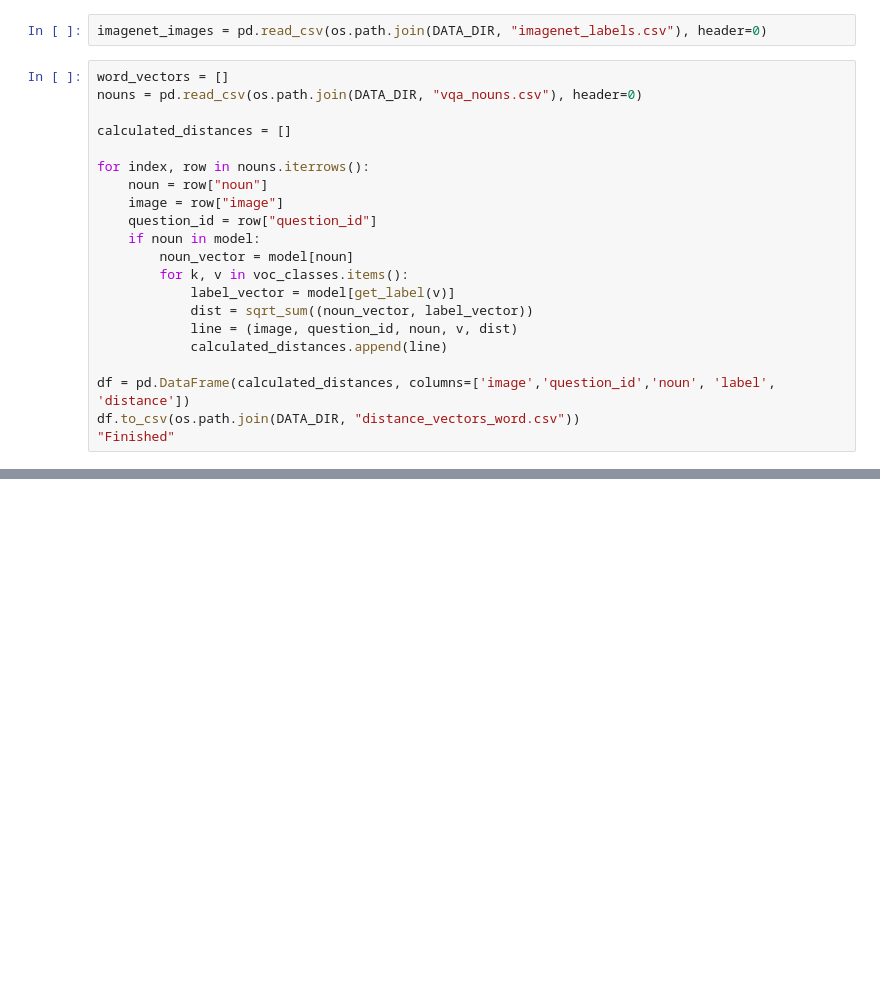
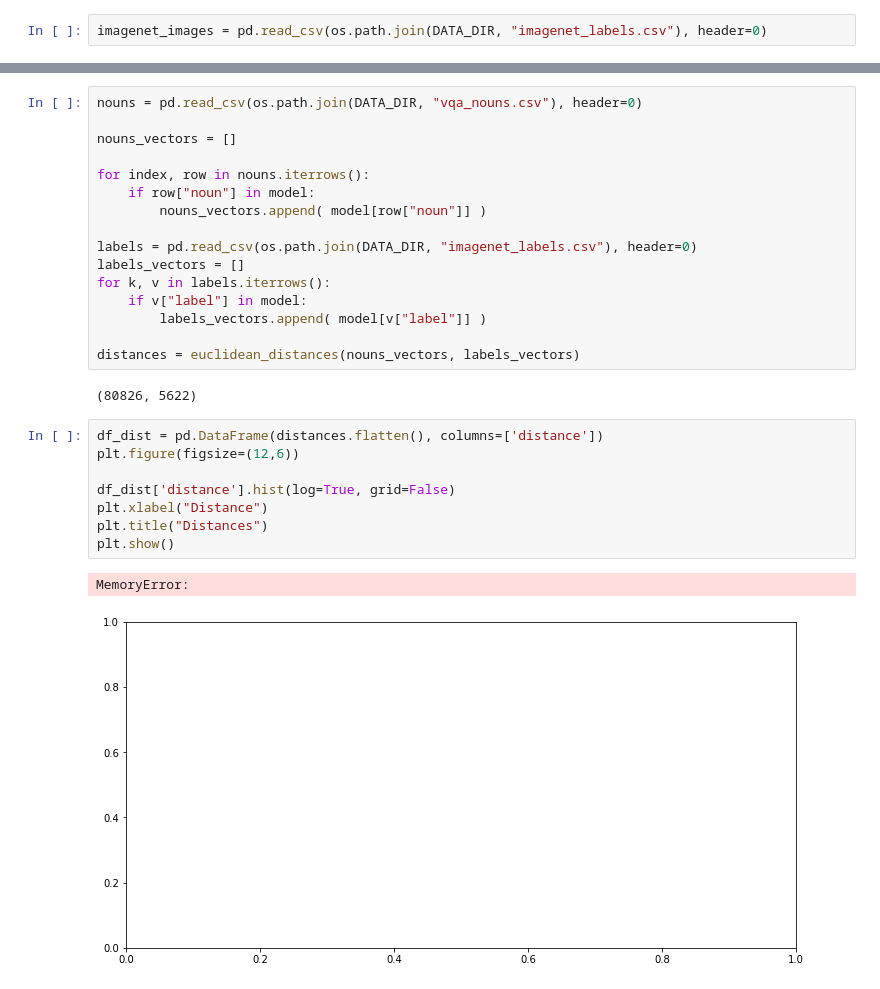
Before and after one commit to AILAB-CEFET-RJ/redes-siamesas, a Jupyter notebook: notebooks/Word Embeddings.ipynb, the cells around one changed output, grey strips where cells are left out. Cells and saved outputs as stored; diff of their text form; blank space fills up the shorter version.

```diff
--- a/notebooks/Word Embeddings.ipynb
+++ b/notebooks/Word Embeddings.ipynb
@@ -91,23 +59,2 @@ voc_classes = {
 # %%
 imagenet_images = pd.read_csv(os.path.join(DATA_DIR, "imagenet_labels.csv"), header=0)
-# %%
-word_vectors = []
-nouns = pd.read_csv(os.path.join(DATA_DIR, "vqa_nouns.csv"), header=0)
-
-calculated_distances = []
-
-for index, row in nouns.iterrows():
-    noun = row["noun"]
-    image = row["image"]
-    question_id = row["question_id"]
-    if noun in model:
-        noun_vector = model[noun]
-        for k, v in voc_classes.items():
-            label_vector = model[get_label(v)]
-            dist = sqrt_sum((noun_vector, label_vector))
-            line = (image, question_id, noun, v, dist)
-            calculated_distances.append(line)
-
-df = pd.DataFrame(calculated_distances, columns=['image','question_id','noun', 'label', 'distance'])
-df.to_csv(os.path.join(DATA_DIR, "distance_vectors_word.csv"))
-"Finished"
@@ -169,0 +61,29 @@ processando 9600 / 80974
+# %%
+nouns = pd.read_csv(os.path.join(DATA_DIR, "vqa_nouns.csv"), header=0)
+
+nouns_vectors = []
+
+for index, row in nouns.iterrows():
+    if row["noun"] in model:
+        nouns_vectors.append( model[row["noun"]] )
+
+labels = pd.read_csv(os.path.join(DATA_DIR, "imagenet_labels.csv"), header=0)
+labels_vectors = []
+for k, v in labels.iterrows():
+    if v["label"] in model:
+        labels_vectors.append( model[v["label"]] )
+
+distances = euclidean_distances(nouns_vectors, labels_vectors)
+# %% [output]
+(80826, 5622)
+# %%
+df_dist = pd.DataFrame(distances.flatten(), columns=['distance'])
+plt.figure(figsize=(12,6))
+
+df_dist['distance'].hist(log=True, grid=False)
+plt.xlabel("Distance")
+plt.title("Distances")
+plt.show()
+# %% [output]
+MemoryError:
+[figure, added]
```
Also changed, not shown: parts of 7 cells of this notebook, 1 other file.
